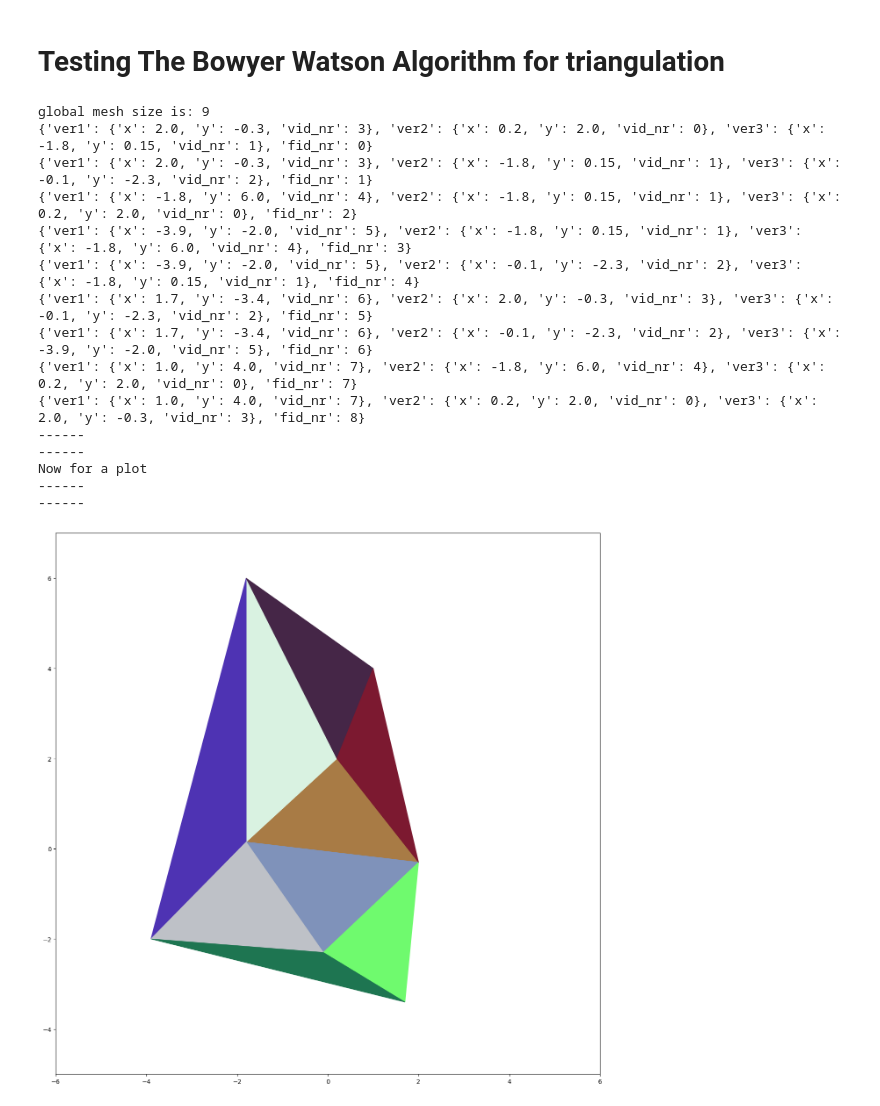
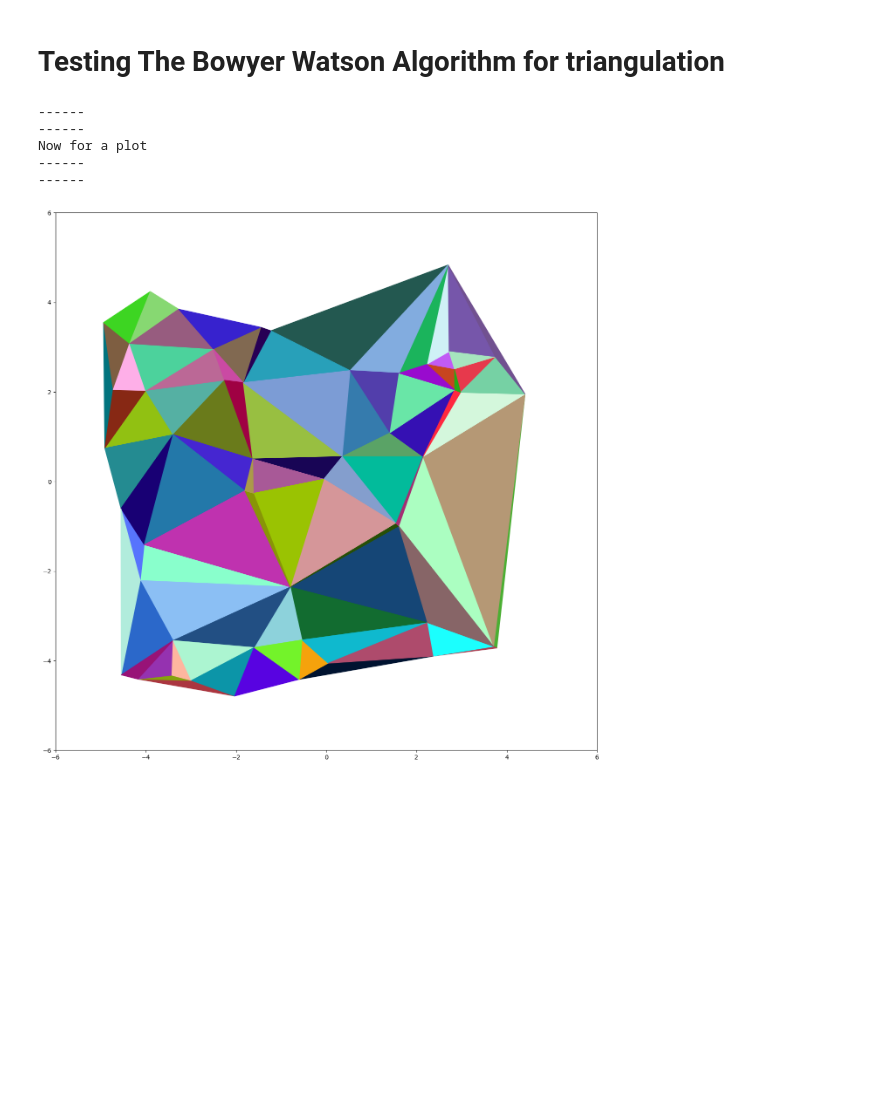
Before and after one commit to dcthecook/Finite_element_method, a Jupyter notebook: Triangulation.ipynb, the cells around one changed output. Saved outputs shown, nothing was run; the diff lists cells and outputs as text; code cells hidden in the pictures; blank space fills up the shorter version.

```diff
--- a/Triangulation.ipynb
+++ b/Triangulation.ipynb
@@ -519,41 +519,35 @@ cdef Face* triangulate(Vertex* original_array, int varr_size, int* gm_size):
 
 
 
+#########################################################################################
+#########################################################################################
+"""TEST UNITS"""
+#########################################################################################
+#########################################################################################
 
+import random
+import matplotlib.pyplot as plt
 
 
 """unit test for angular sorting and using the dealloc functions on a mesh and varray"""
 #start the array of Zero-Zero Vertices
 #!! THIS ARRAY IS MALLOCED BUT NOT FREED BY DEFAULT !! THE SIZE HAS TO BE KEPT TRACK OF
-cdef int varr_ssize = 8
+cdef int varr_ssize = 50
 cdef Vertex* og_array = alloc_varr(varr_ssize, 0)
 cdef int* global_mesh_size = <int*>malloc(sizeof(int))
 global_mesh_size[0] = 0 #dynamically changed through triangulate fx
 
-og_array[0].x = 0.2
-og_array[0].y = 2
-og_array[1].x = -1.8
-og_array[1].y = 0.15
-og_array[2].x = -0.1
-og_array[2].y = -2.3
-og_array[3].x = 2
-og_array[3].y = -0.3
-og_array[4].x = -1.8
-og_array[4].y = 6
-og_array[5].x = -3.9
-og_array[5].y = -2
-og_array[6].x = 1.7
-og_array[6].y = -3.4
-og_array[7].x = 1
-og_array[7].y = 4
+
+for f in range(varr_ssize):
+    og_array[f].x = random.uniform(-5, 5)
+    og_array[f].y = random.uniform(-5, 5)
+
 
 
 
 cdef Face* testmesh = triangulate(og_array, varr_ssize, global_mesh_size)
 
-print("\nglobal mesh size is:", global_mesh_size[0])
-for f in range(global_mesh_size[0]):
-    print(testmesh[f])
+
 
 
 
@@ -561,48 +555,37 @@ for f in range(global_mesh_size[0]):
 print("------\n------\nNow for a plot\n------\n------\n")
 
 
-import random
-import matplotlib.pyplot as plt
+
 plt.figure(figsize = (16, 16))
 def random_color():
     return "#{:02x}{:02x}{:02x}".format(random.randint(0, 255), random.randint(0, 255), random.randint(0, 255))
 
 
 
 # Set custom x and y axis limits
 plt.xlim(-6, 6)
-plt.ylim(-5, 7)
+plt.ylim(-6, 6)
 
 
 for f in range(global_mesh_size[0]):
     plt.fill((testmesh[f].ver1.x, testmesh[f].ver2.x, testmesh[f].ver3.x, testmesh[f].ver1.x), (testmesh[f].ver1.y, testmesh[f].ver2.y, testmesh[f].ver3.y, testmesh[f].ver1.y), color=random_color())
 
 
 
 
 
 
 plt.show()
 free(testmesh)
 free(og_array)
 free(global_mesh_size)
 # %% [output]
-global mesh size is: 9
-{'ver1': {'x': 2.0, 'y': -0.3, 'vid_nr': 3}, 'ver2': {'x': 0.2, 'y': 2.0, 'vid_nr': 0}, 'ver3': {'x': -1.8, 'y': 0.15, 'vid_nr': 1}, 'fid_nr': 0}
-{'ver1': {'x': 2.0, 'y': -0.3, 'vid_nr': 3}, 'ver2': {'x': -1.8, 'y': 0.15, 'vid_nr': 1}, 'ver3': {'x': -0.1, 'y': -2.3, 'vid_nr': 2}, 'fid_nr': 1}
-{'ver1': {'x': -1.8, 'y': 6.0, 'vid_nr': 4}, 'ver2': {'x': -1.8, 'y': 0.15, 'vid_nr': 1}, 'ver3': {'x': 0.2, 'y': 2.0, 'vid_nr': 0}, 'fid_nr': 2}
-{'ver1': {'x': -3.9, 'y': -2.0, 'vid_nr': 5}, 'ver2': {'x': -1.8, 'y': 0.15, 'vid_nr': 1}, 'ver3': {'x': -1.8, 'y': 6.0, 'vid_nr': 4}, 'fid_nr': 3}
-{'ver1': {'x': -3.9, 'y': -2.0, 'vid_nr': 5}, 'ver2': {'x': -0.1, 'y': -2.3, 'vid_nr': 2}, 'ver3': {'x': -1.8, 'y': 0.15, 'vid_nr': 1}, 'fid_nr': 4}
-{'ver1': {'x': 1.7, 'y': -3.4, 'vid_nr': 6}, 'ver2': {'x': 2.0, 'y': -0.3, 'vid_nr': 3}, 'ver3': {'x': -0.1, 'y': -2.3, 'vid_nr': 2}, 'fid_nr': 5}
-{'ver1': {'x': 1.7, 'y': -3.4, 'vid_nr': 6}, 'ver2': {'x': -0.1, 'y': -2.3, 'vid_nr': 2}, 'ver3': {'x': -3.9, 'y': -2.0, 'vid_nr': 5}, 'fid_nr': 6}
-{'ver1': {'x': 1.0, 'y': 4.0, 'vid_nr': 7}, 'ver2': {'x': -1.8, 'y': 6.0, 'vid_nr': 4}, 'ver3': {'x': 0.2, 'y': 2.0, 'vid_nr': 0}, 'fid_nr': 7}
-{'ver1': {'x': 1.0, 'y': 4.0, 'vid_nr': 7}, 'ver2': {'x': 0.2, 'y': 2.0, 'vid_nr': 0}, 'ver3': {'x': 2.0, 'y': -0.3, 'vid_nr': 3}, 'fid_nr': 8}
 ------
 ------
 Now for a plot
 ------
 ------
-[figure, old version]
+[figure, new version]
 # %%
 ##test unit for mesh plot
 
```
